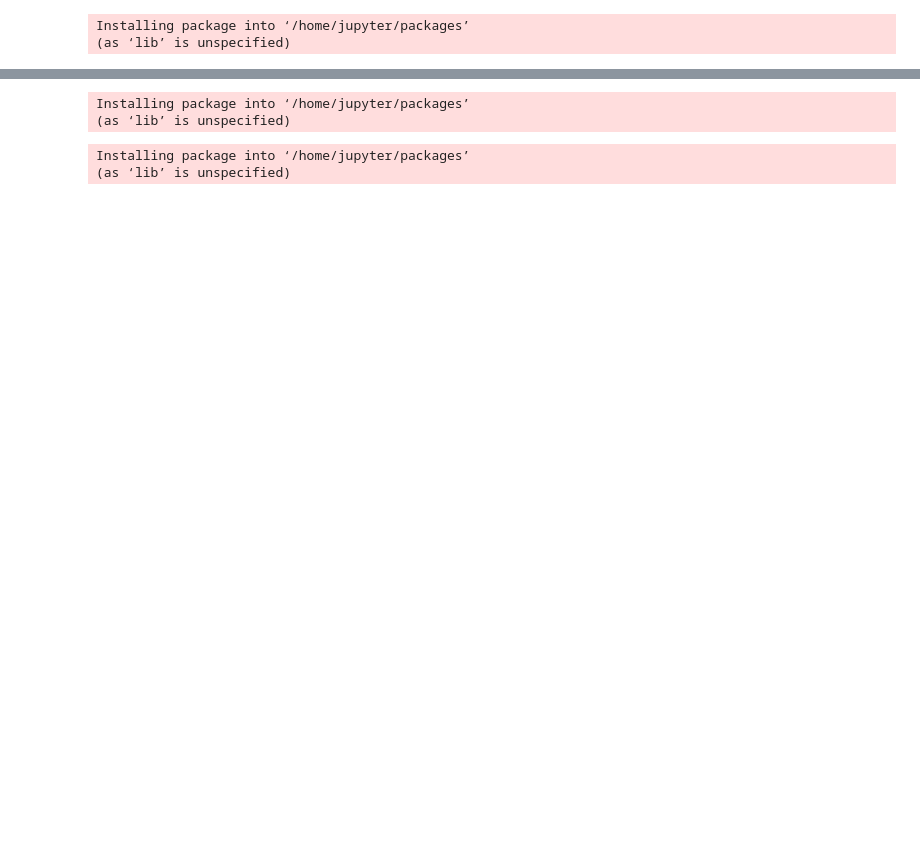
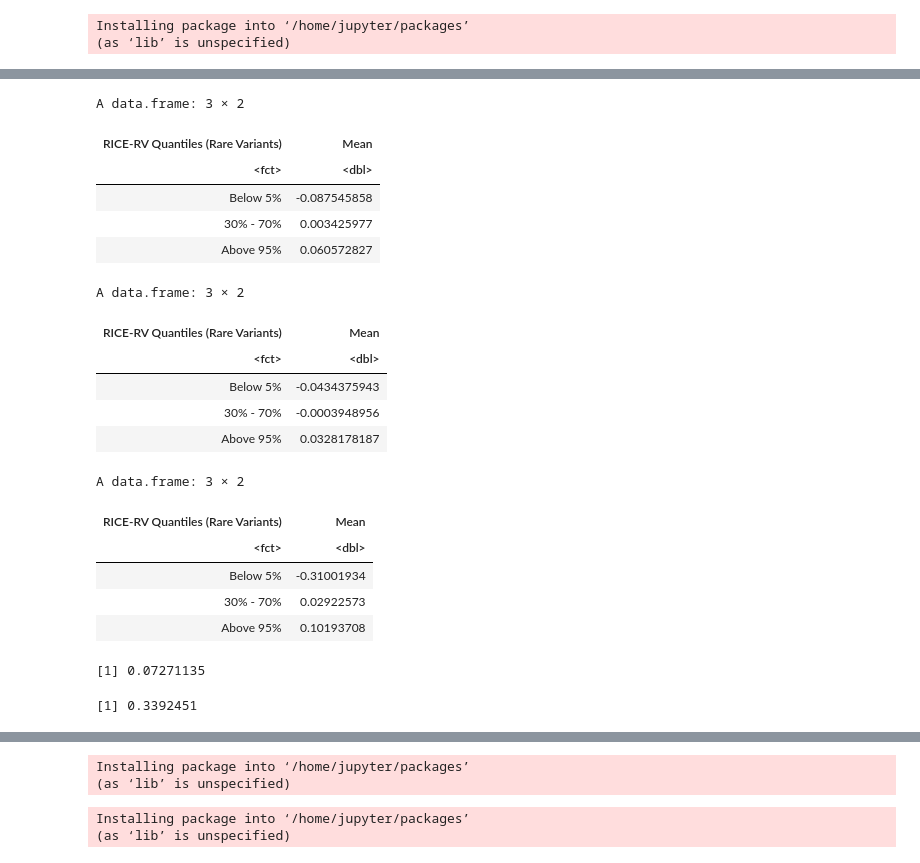
Before and after one commit to jwilliams10/RareVariantPRS, a Jupyter notebook: AoU/Figures.ipynb, the cells around one changed output, grey strips where cells are left out. Drawn from its saved outputs; the diff is of its cells as text; code cells hidden in the pictures; blank space fills up the shorter version.

```diff
--- a/AoU/Figures.ipynb
+++ b/AoU/Figures.ipynb
@@ -30,3 +237,34 @@ Installing package into ‘/home/jupyter/packages’
+# %%
+aggregate(Mean ~ `RICE-RV Quantiles (Rare Variants)`, data = CV_RV_PRS_adjusted_EUR,mean)
+aggregate(Mean ~ `RICE-RV Quantiles (Rare Variants)`, data = CV_RV_PRS_adjusted_AMR,mean)
+aggregate(Mean ~ `RICE-RV Quantiles (Rare Variants)`, data = CV_RV_PRS_adjusted_AFR,mean)
+# %% [output]
+A data.frame: 3 × 2
+| RICE-RV Quantiles (Rare Variants) | Mean |
+| <fct> | <dbl> |
+| Below 5% | -0.087545858 |
+| 30% - 70% | 0.003425977 |
+| Above 95% | 0.060572827 |
+A data.frame: 3 × 2
+| RICE-RV Quantiles (Rare Variants) | Mean |
+| <fct> | <dbl> |
+| Below 5% | -0.0434375943 |
+| 30% - 70% | -0.0003948956 |
+| Above 95% | 0.0328178187 |
+A data.frame: 3 × 2
+| RICE-RV Quantiles (Rare Variants) | Mean |
+| <fct> | <dbl> |
+| Below 5% | -0.31001934 |
+| 30% - 70% | 0.02922573 |
+| Above 95% | 0.10193708 |
+# %%
+0.10193708 - 0.02922573
+# %% [output]
+[1] 0.07271135
+# %%
+0.02922573 - -0.31001934
+# %% [output]
+[1] 0.3392451
 # %%
 rm(list = ls())
 
```
Also changed, not shown: parts of 10 cells of this notebook, 11 other files.
